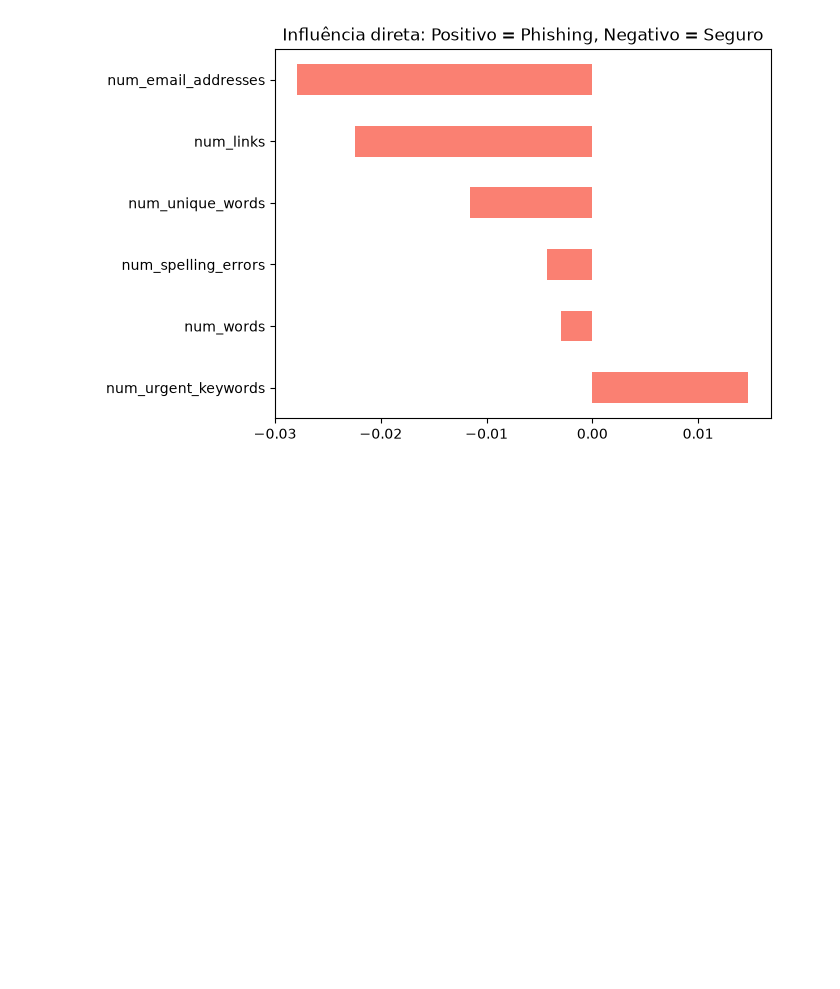
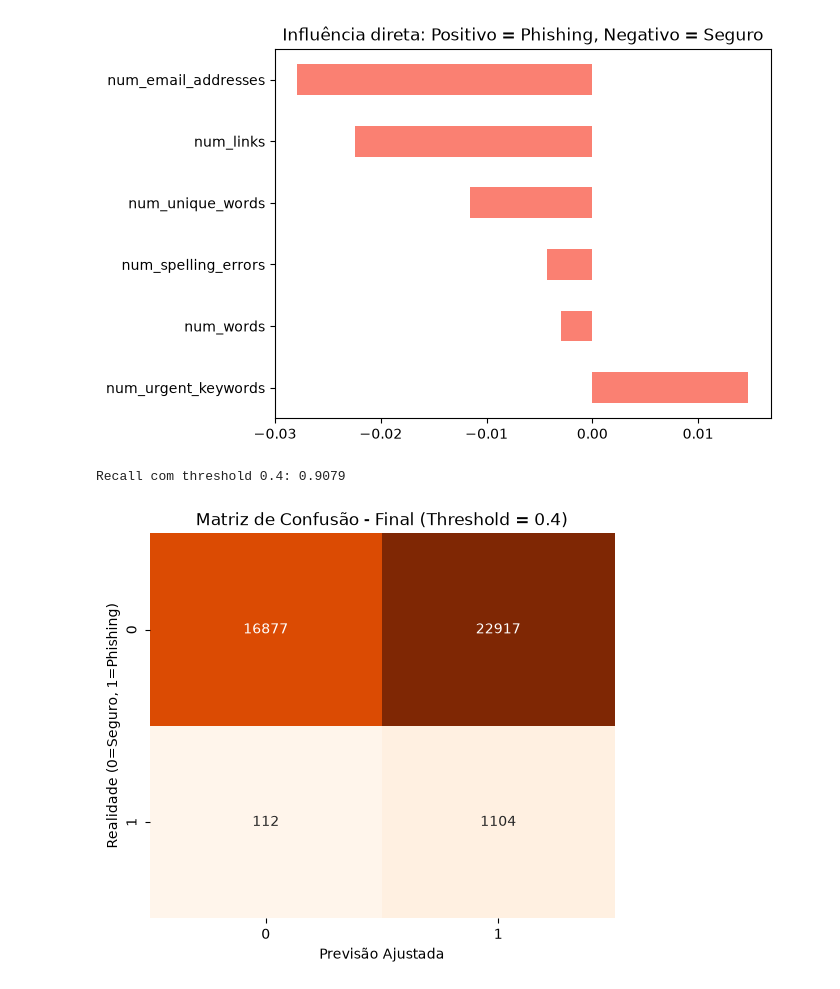
Before and after one commit to lfsdaros/Email_Phishing_Detector_POLI, a Jupyter notebook: Phishing_Detector.ipynb, the cells around one changed output. Drawn from its saved outputs; the diff is of its cells as text; code cells hidden in the pictures; blank space fills up the shorter version.

Commit message:
Adicionando caso extra do Random Foresst (alterando o treshold para 0.4)

```diff
--- a/Phishing_Detector.ipynb
+++ b/Phishing_Detector.ipynb
@@ -367,3 +367,28 @@ plt.title('Influência direta: Positivo = Phishing, Negativo = Seguro')
 plt.show()
 # %% [output]
 [figure]
+# %%
+# Obter as probabilidades para um em
+# O modelo retorna [prob_seguro, prob_phishing]
+y_probs = rf_campeao.predict_proba(X_teste_final)[:, 1]
+
+# Aplicar o novo threshold de 0.4
+# Se a probabilidade for >= 0.4, classificamos como 1 (Phishing)
+novo_threshold = 0.4
+y_pred_ajustado = (y_probs >= novo_threshold).astype(int)
+
+# Printando recall final
+recall_final = recall_score(y_teste_final, y_pred_ajustado, pos_label=1)
+print(f"Recall com threshold 0.4: {recall_final:.4f}")
+
+# Matriz de Confusão
+cm = confusion_matrix(y_teste_final, y_pred_ajustado)
+plt.figure(figsize=(6, 5))
+sns.heatmap(cm, annot=True, fmt='d', cmap='Oranges', cbar=False)
+plt.title(f'Matriz de Confusão - Final (Threshold = {novo_threshold})')
+plt.ylabel('Realidade (0=Seguro, 1=Phishing)')
+plt.xlabel('Previsão Ajustada')
+plt.show()
+# %% [output]
+Recall com threshold 0.4: 0.9079
+[figure, added]
```
